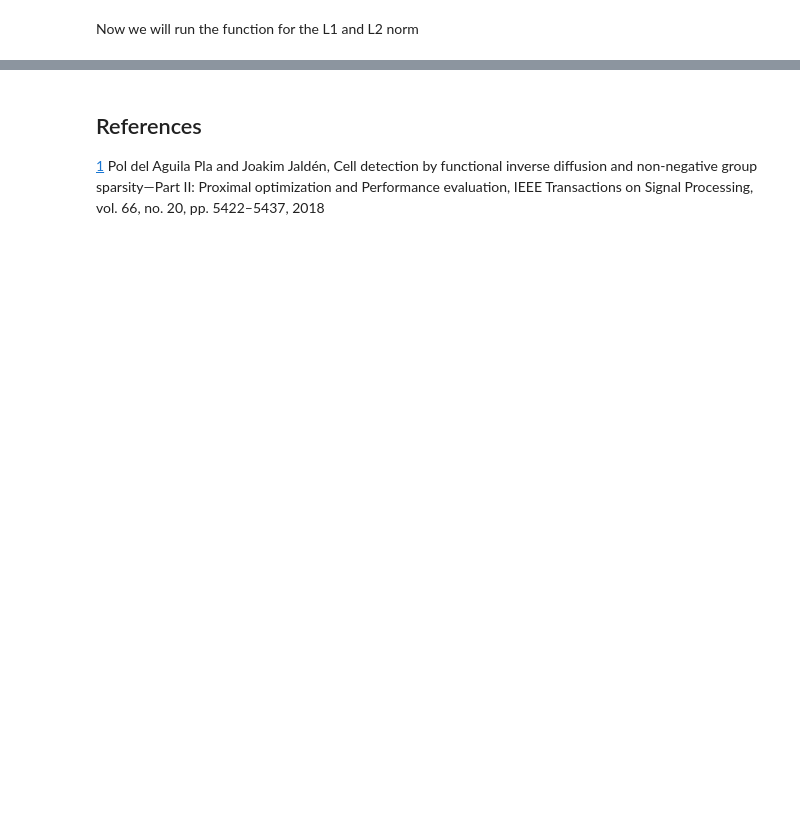
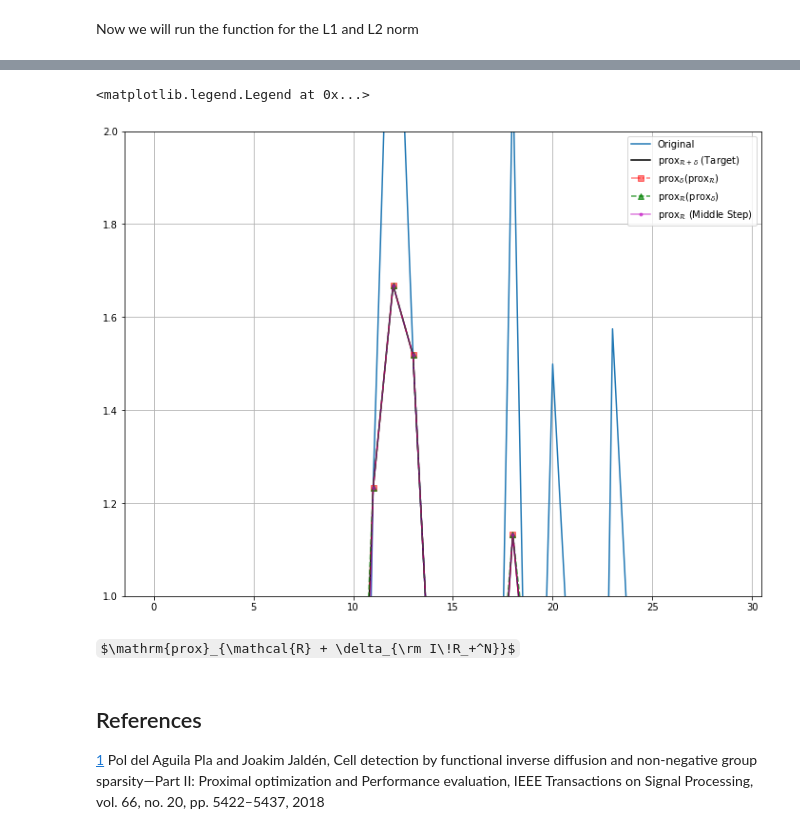
Before and after one commit to Alejandro-1996/ProximalOperatorsProject, a Jupyter notebook: code/Main.ipynb, the cells around one changed output, grey strips where cells are left out. Drawn from its saved outputs; the diff is of its cells as text; code cells hidden in the pictures; some formulas as TeX source; blank space fills up the shorter version.

```diff
--- a/code/Main.ipynb
+++ b/code/Main.ipynb
@@ -495,3 +543,39 @@ For the given regularizer, prox_reg(prox_nonneg(v)) IS NOT equal to prox(reg + n
+# %%
+v = np.random.normal(loc=0, scale=1, size=(30,))
+# Calculate prox_{reg+nonneg}()), prox_reg(prox_nonneg) and prox_nonneg(prox_ref) in that order
+# Try will do the job for functions that perform element wise comparisons
+
+lamb = 0.5
+
+try:
+    reg_plus_nonneg_vect = Q_L1_plus_nonneg_prox(np.copy(v), np.ones_like(v)*lamb)
+    reg_o_nonneg_vect = Q_L1_prox(nonneg(np.copy(v)), np.ones_like(v)*lamb)
+    nonneg_o_reg_vect = nonneg(Q_L1_prox(np.copy(v), np.ones_like(v)*lamb))
+# Except will do the job for CVXPy
+except:
+    reg_plus_nonneg_vect = Q_L1_plus_nonneg_prox(np.copy(v), lamb)
+    reg_o_nonneg_vect = Q_L1_prox(nonneg(np.copy(v)), lamb)
+    nonneg_o_reg_vect = nonneg(Q_L1_prox(np.copy(v), lamb))
+
+# if not(np.allclose(reg_plus_nonneg_vect, reg_o_nonneg_vect, rtol=rtol, atol=atol)) and reg_nonneg_bool:
+#     reg_nonneg_bool = False
+# if not(np.allclose(reg_plus_nonneg_vect, nonneg_o_reg_vect, rtol=rtol, atol=atol)) and nonneg_reg_bool:
+#     nonneg_reg_bool = False
+
+plt.figure(figsize = (12, 9))
+plt.plot(v, label = 'Original')
+plt.plot(reg_plus_nonneg_vect, 'k-', label = '$\mathrm{prox}_{\mathcal{R} + \delta}$ (Target)')
+plt.plot(nonneg_o_reg_vect, 'rs-.', label = '$\mathrm{prox}_{\delta}(\mathrm{prox}_{\mathcal{R}})$', alpha = 0.5)
+plt.plot(reg_o_nonneg_vect, 'g^--', label = '$\mathrm{prox}_{\mathcal{R}}(\mathrm{prox}_{\delta})$', alpha = 0.7)
+plt.plot(Q_L1_prox(np.copy(v),  lamb), 'm.-', label = '$\mathrm{prox}_{\mathcal{R}}$ (Middle Step)', alpha = 0.5)
+plt.grid()
+plt.ylim([1, 2])
+plt.legend()
+# %% [output]
+<matplotlib.legend.Legend at 0x...>
+[figure, added]
+# %% [markdown]
+$\mathrm{prox}_{\mathcal{R} + \delta_{\rm I\!R_+^N}}$
 # %% [markdown]
 ## References
 
```
Also changed, not shown: parts of 12 cells of this notebook, 4 other files.
